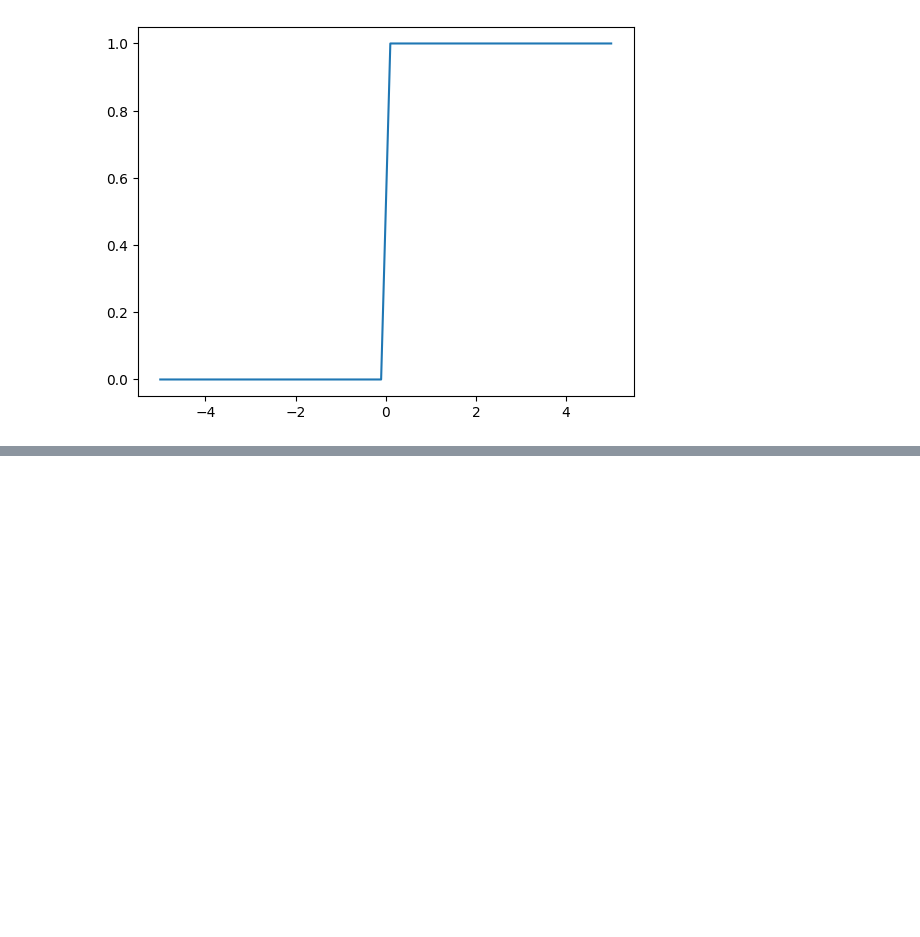
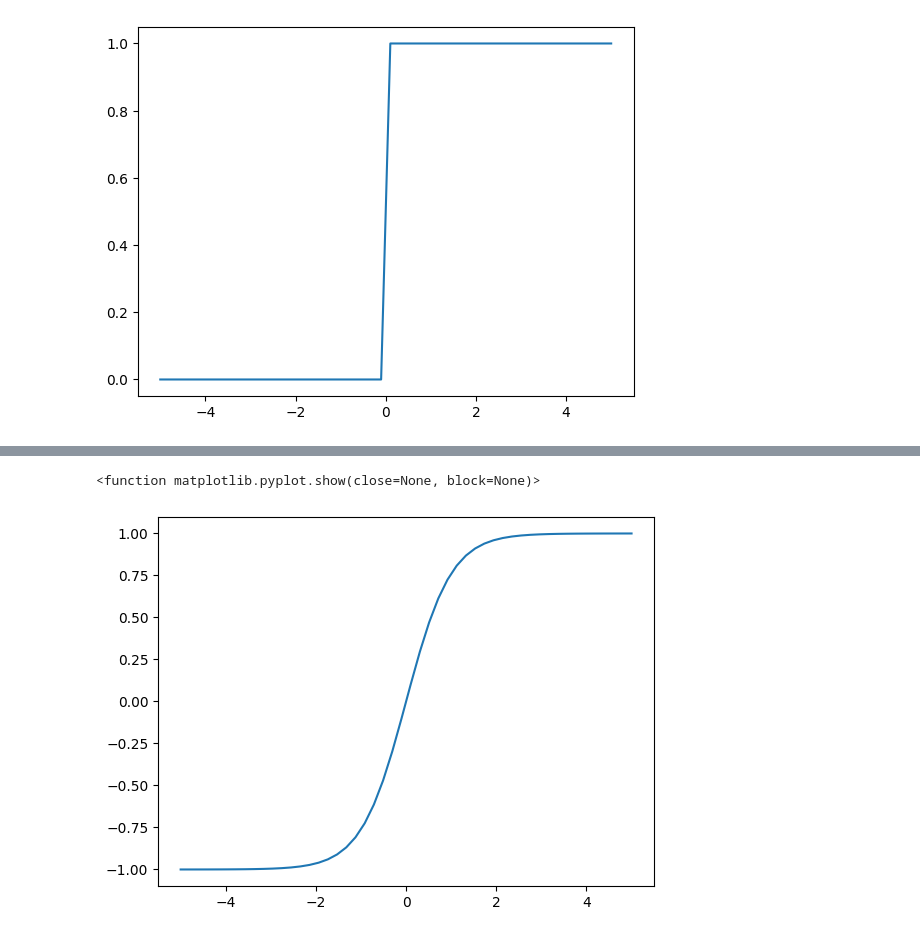
Before and after one commit to shuhei0916/new-ai, a Jupyter notebook: chapter5.ipynb, the cells around one changed output, grey strips where cells are left out. Saved outputs shown, nothing was run; the diff lists cells and outputs as text; code cells hidden in the pictures; blank space fills up the shorter version.

```diff
--- a/chapter5.ipynb
+++ b/chapter5.ipynb
@@ -49,0 +79,13 @@ plt.show()
+# %%
+# 5.3.3 tanh(hyperbolic tangent)
+def tanh_function(x):
+    return np.tanh(x)
+
+x = np.linspace(-5, 5) # -5~5までの等差数列を作成
+y = tanh_function(x)
+
+plt.plot(x, y)
+plt.show
+# %% [output]
+<function matplotlib.pyplot.show(close=None, block=None)>
+[figure, added]
```
Also changed, not shown: parts of 10 cells of this notebook.
